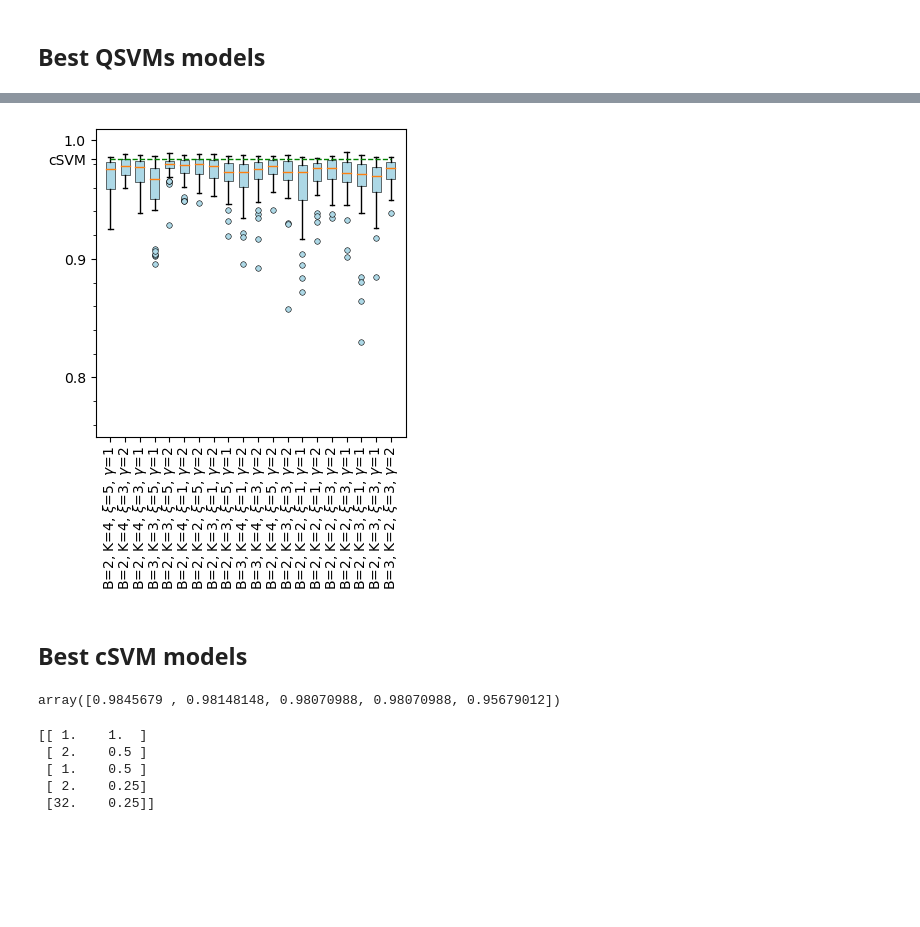
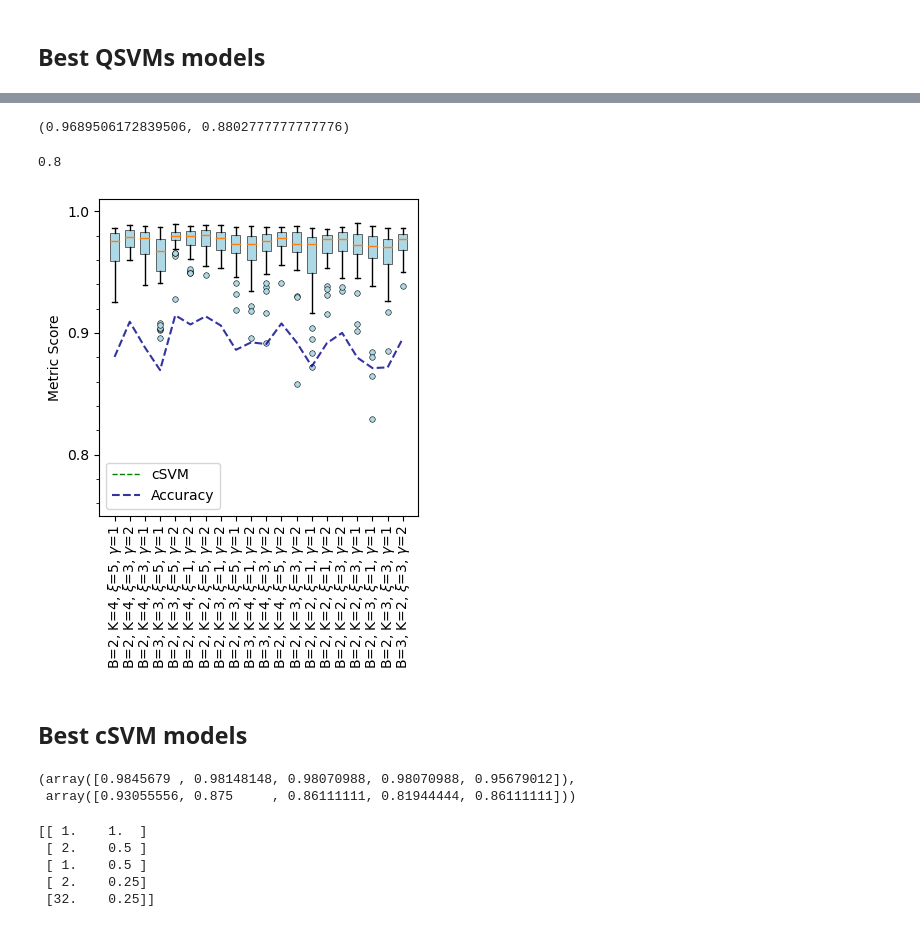
Before and after one commit to Freddo242/ResearchProjectRepo, a Jupyter notebook: Main/DataAnalysis/synth_3_analysis.ipynb, the cells around one changed output, grey strips where cells are left out. Drawn from its saved outputs; the diff is of its cells as text; code cells hidden in the pictures; blank space fills up the shorter version.

```diff
--- a/Main/DataAnalysis/synth_3_analysis.ipynb
+++ b/Main/DataAnalysis/synth_3_analysis.ipynb
@@ -139,11 +189,23 @@ qsvm_topmodels_acc = np.load('../results/synth-3_qSVM_top_accuracy.npy')
+# %%
+np.mean(qsvm_topmodels_auroc[:, 0]), np.mean(qsvm_topmodels_acc[:, 0])
+# %% [output]
+(0.9689506172839506, 0.8802777777777776)
 # %%
-fig, ax = plt.subplots(figsize=(4, 4))
+fig, ax = plt.subplots(figsize=(4, 5))
 
-af.models_auc_boxplot(top_qsvms_models, qsvm_topmodels_auroc, 0.98457, fig = fig, ax = ax)
+af.models_auc_boxplot(top_qsvms_models, qsvm_topmodels_auroc, 0, fig = fig, ax = ax)
+
+ax.plot(np.arange(1, 21, 1), np.mean(qsvm_topmodels_acc, axis=0), linestyle = '--', color='darkblue', alpha = 0.8, zorder = 5, label = 'Accuracy')
+
+ax.set_ylabel('Metric Score')
+
+plt.legend()
+plt.tight_layout()
 plt.savefig('../plots/synth-3-boxplot.png', dpi = 256)
 plt.show()
 # %% [output]
+0.8
-[figure, old version]
+[figure, new version]
 # %% [markdown]
 ## Best cSVM models
 # %%
@@ -188,9 +250,10 @@ top_csvm_models = np.array(top_csvm_models)[sort_index]
 final_auroc = np.array(final_auroc)[sort_index]
 final_accuracy = np.array(final_accuracy)[sort_index]
 # %%
-final_auroc
+final_auroc, final_accuracy
 # %% [output]
-array([0.9845679 , 0.98148148, 0.98070988, 0.98070988, 0.95679012])
+(array([0.9845679 , 0.98148148, 0.98070988, 0.98070988, 0.95679012]),
+ array([0.93055556, 0.875     , 0.86111111, 0.81944444, 0.86111111]))
 # %%
 print(top_csvm_models)
 # %% [output]
```
Also changed, not shown: parts of 4 cells of this notebook, 10 other files.
